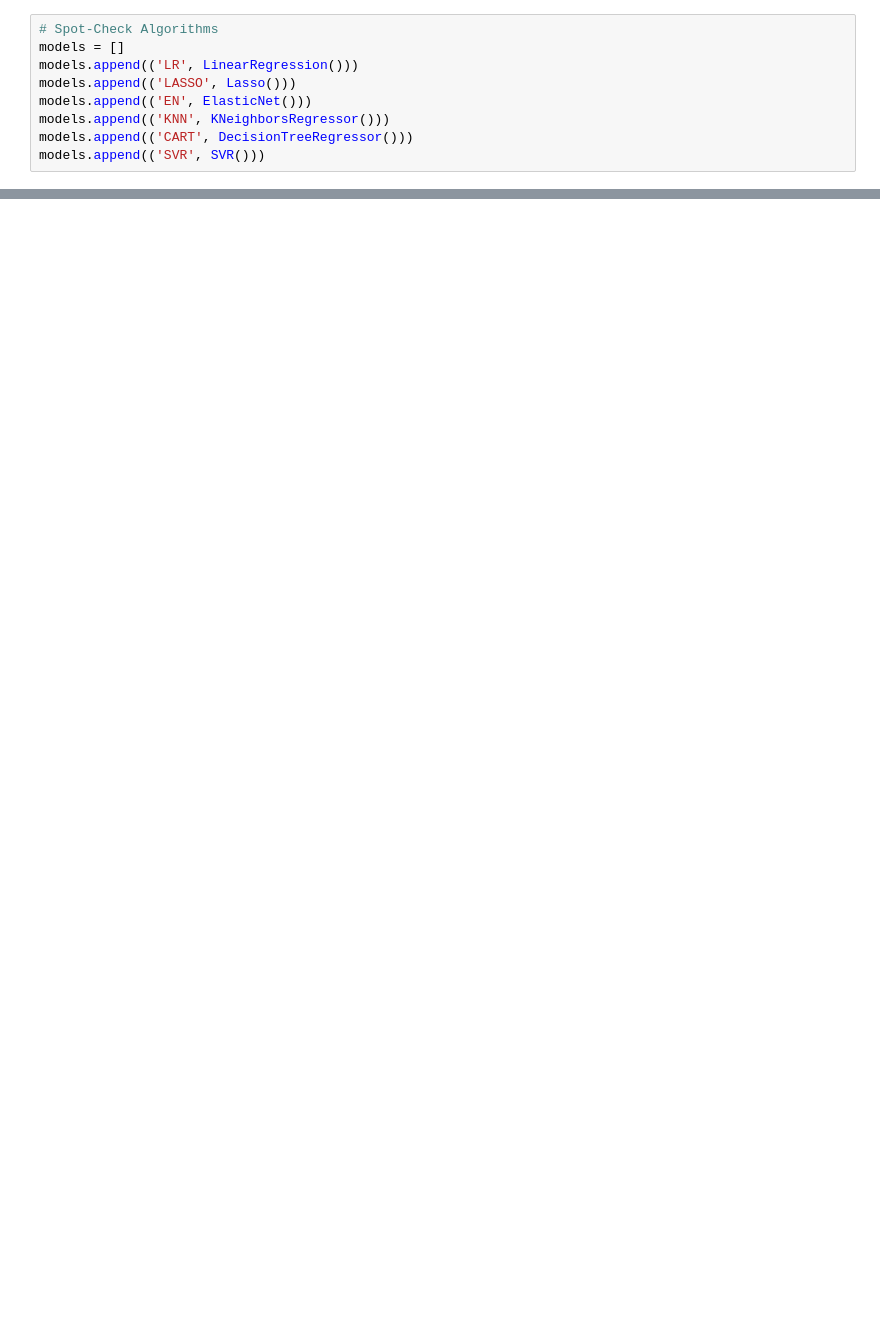
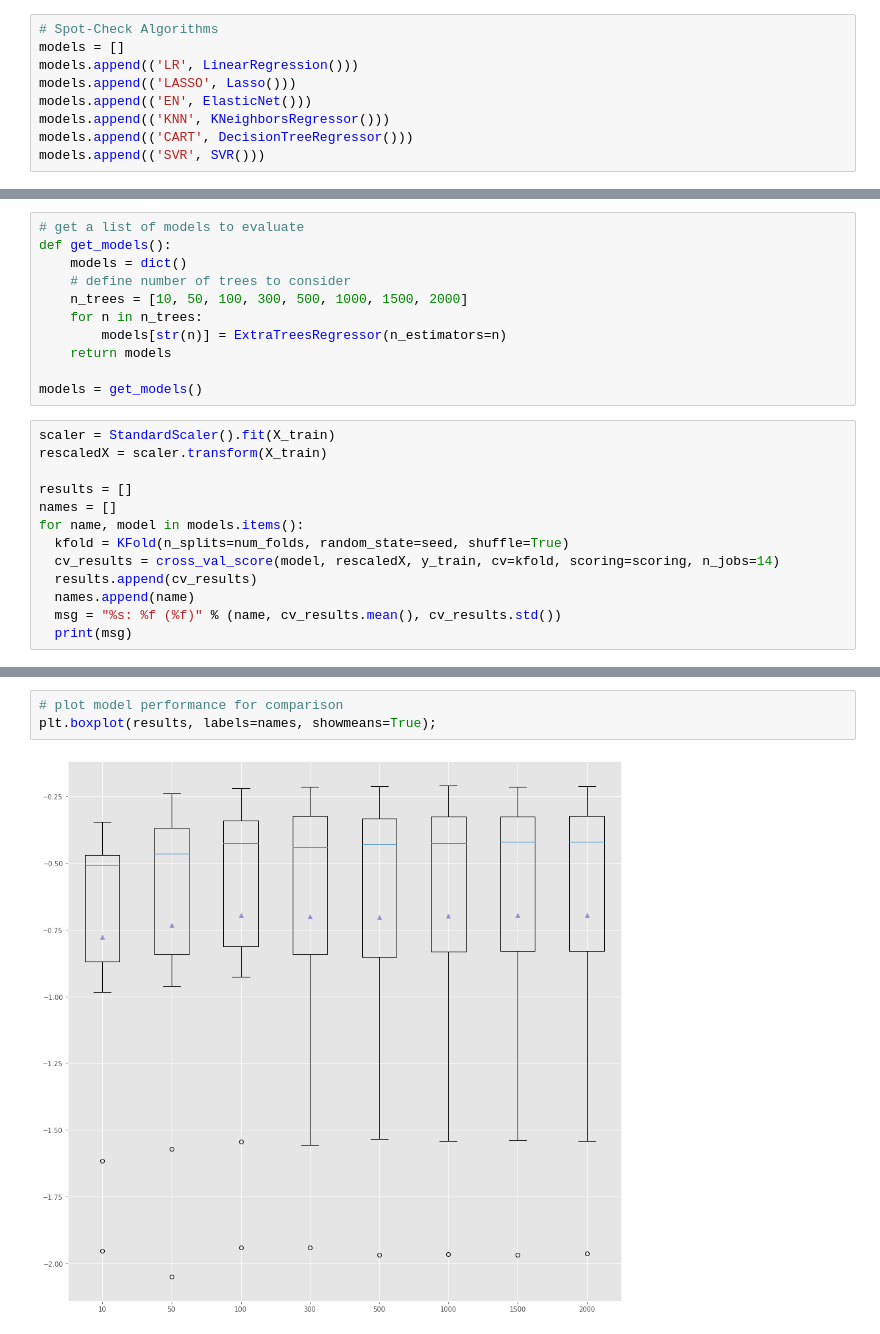
Before and after one commit to R-Sandhu/predict-ship-fuel-consumption, a Jupyter notebook: notebooks/01-model-training-and-evaluation-2021-02-17.ipynb, the cells around one changed output, grey strips where cells are left out. Cells and saved outputs as stored; diff of their text form; blank space fills up the shorter version.

```diff
--- a/notebooks/01-model-training-and-evaluation-2021-02-17.ipynb
+++ b/notebooks/01-model-training-and-evaluation-2021-02-17.ipynb
@@ -196,0 +161,24 @@ for mean, stdev, param in zip(means, stds, params):
+# %%
+# get a list of models to evaluate
+def get_models():
+    models = dict()
+    # define number of trees to consider
+    n_trees = [10, 50, 100, 300, 500, 1000, 1500, 2000]
+    for n in n_trees:
+        models[str(n)] = ExtraTreesRegressor(n_estimators=n)
+    return models
+
+models = get_models()
+# %%
+scaler = StandardScaler().fit(X_train)
+rescaledX = scaler.transform(X_train)
+
+results = []
+names = []
+for name, model in models.items():
+  kfold = KFold(n_splits=num_folds, random_state=seed, shuffle=True)
+  cv_results = cross_val_score(model, rescaledX, y_train, cv=kfold, scoring=scoring, n_jobs=14)
+  results.append(cv_results)
+  names.append(name)
+  msg = "%s: %f (%f)" % (name, cv_results.mean(), cv_results.std())
+  print(msg)
@@ -196,0 +194,5 @@ for mean, stdev, param in zip(means, stds, params):
+# %%
+# plot model performance for comparison
+plt.boxplot(results, labels=names, showmeans=True);
+# %% [output]
+[figure, added]
```
Also changed, not shown: parts of 36 cells of this notebook, 3 other files.
